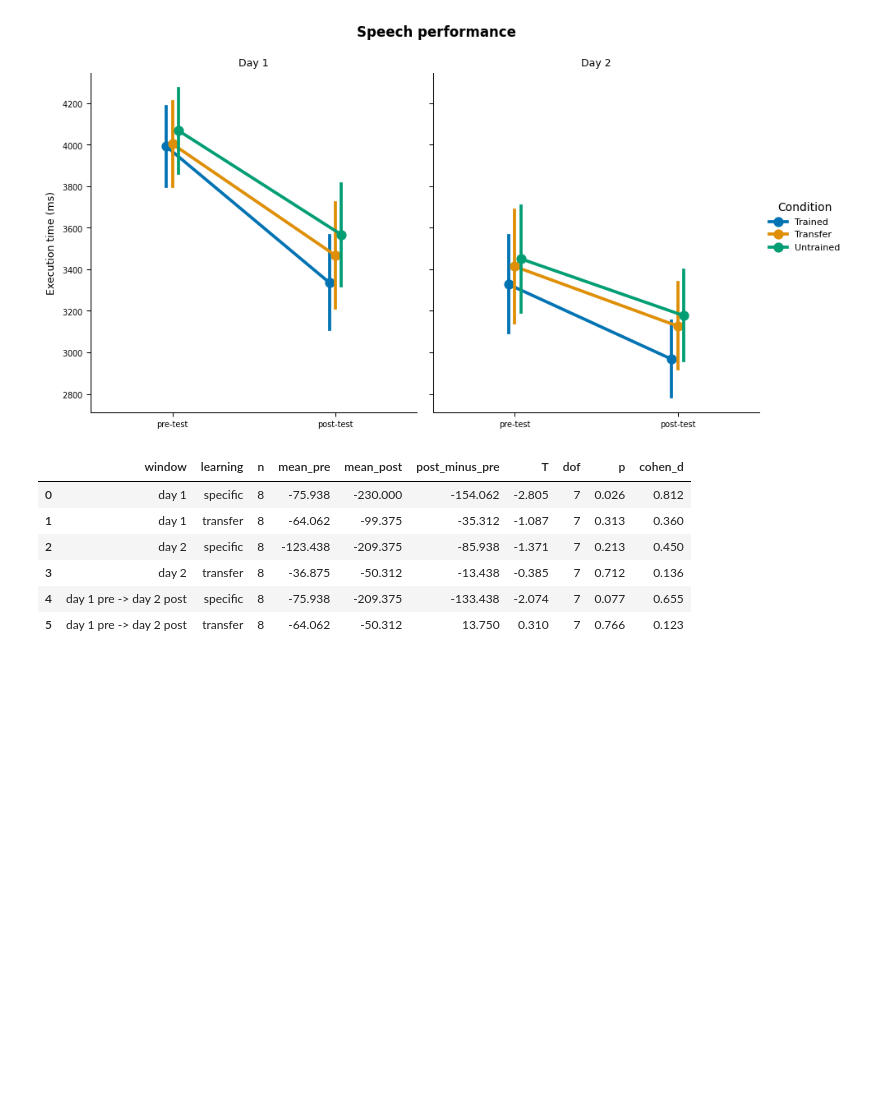
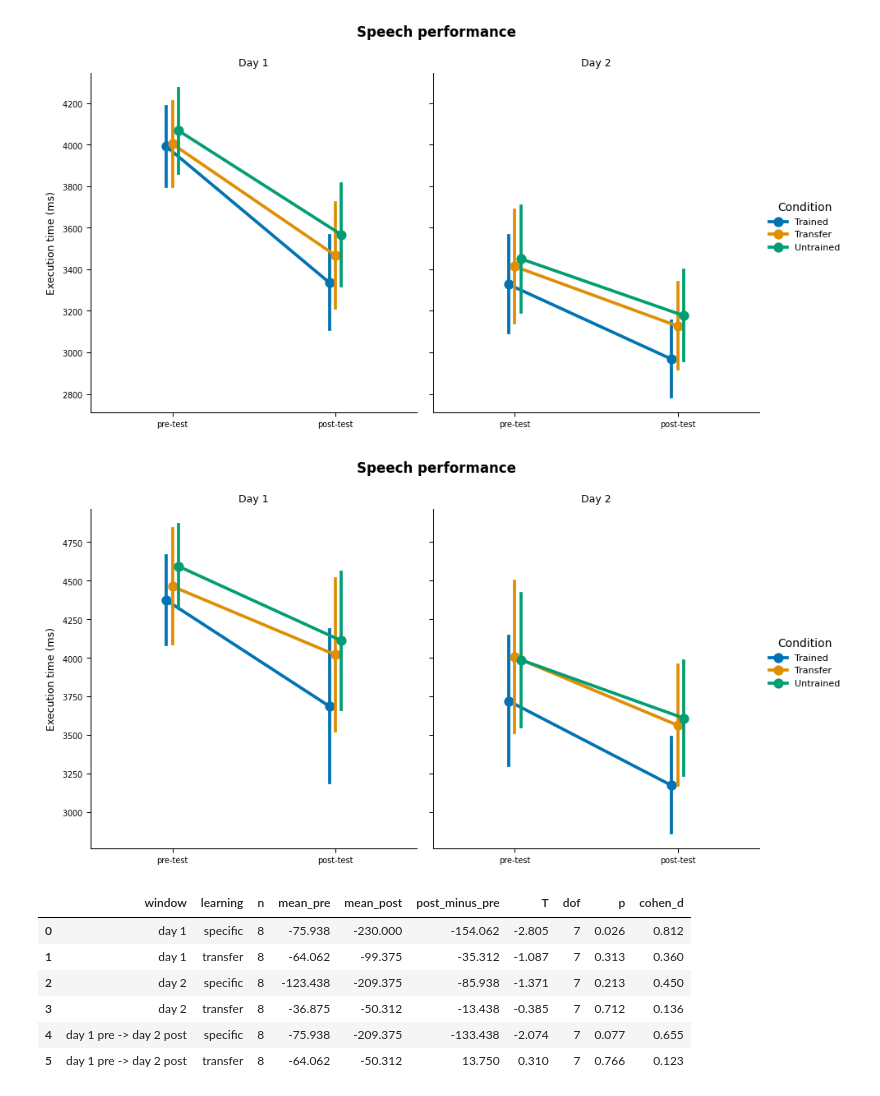
Before and after one commit to manazerzadeh/SequenceFingerSpeech, a Jupyter notebook: Version2/Analysis.ipynb, the cells around one changed output. Drawn from its saved outputs; the diff is of its cells as text; code cells hidden in the pictures; blank space fills up the shorter version.

```diff
--- a/Version2/Analysis.ipynb
+++ b/Version2/Analysis.ipynb
@@ -79,11 +79,18 @@ speech_blocks = utils.per_block(trials, "speech")
 plotting.plot_blocks(speech_blocks, "ET", "speech", ylabel="Execution time (ms)");
 # %% [output]
 [figure]
+# %%
+speech_prepost_filtered = speech_prepost[speech_prepost["SubNum"].isin([1,2,3])]
 # %%
 speech_prepost = utils.per_test_phase(trials, "speech")
 plotting.plot_prepost(speech_prepost, "ET", "speech", ylabel="Execution time (ms)");
 # %% [output]
 [figure]
+# %%
+speech_prepost = utils.per_test_phase(trials, "speech")
+plotting.plot_prepost(speech_prepost_filtered, "ET", "speech", ylabel="Execution time (ms)");
+# %% [output]
+[figure, added]
 # %%
 utils.learning_tests(speech_prepost)
 # %% [output]
```
